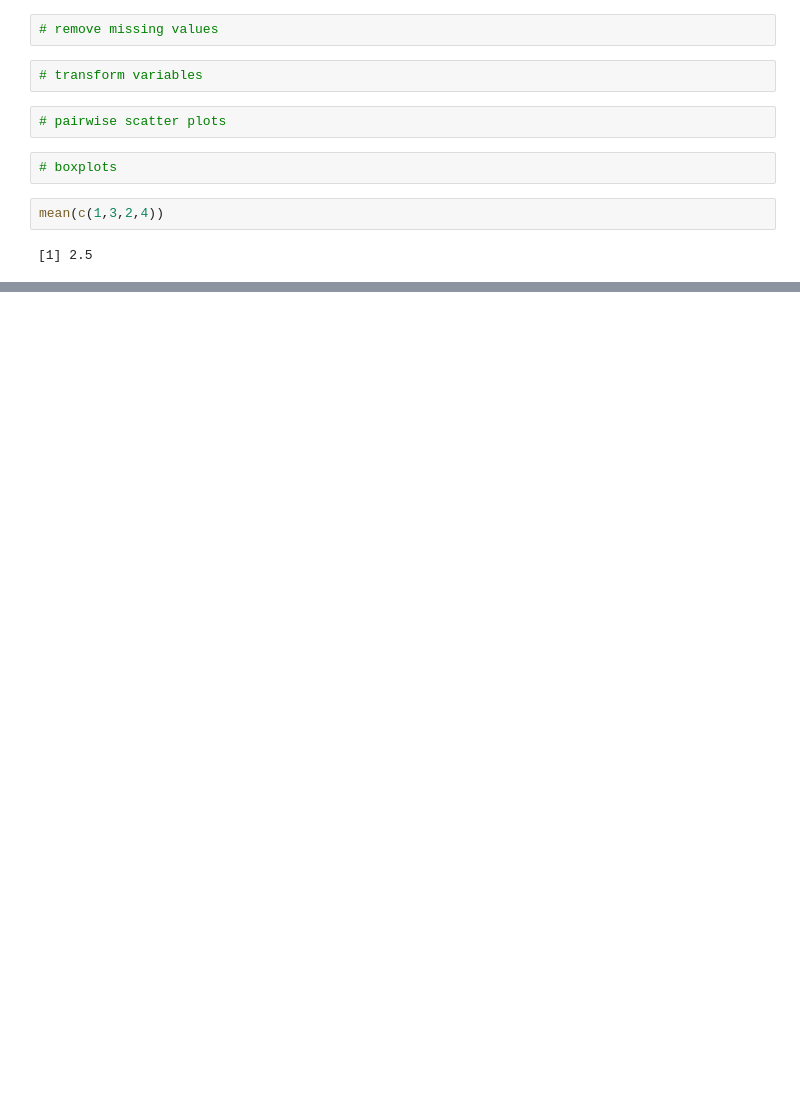
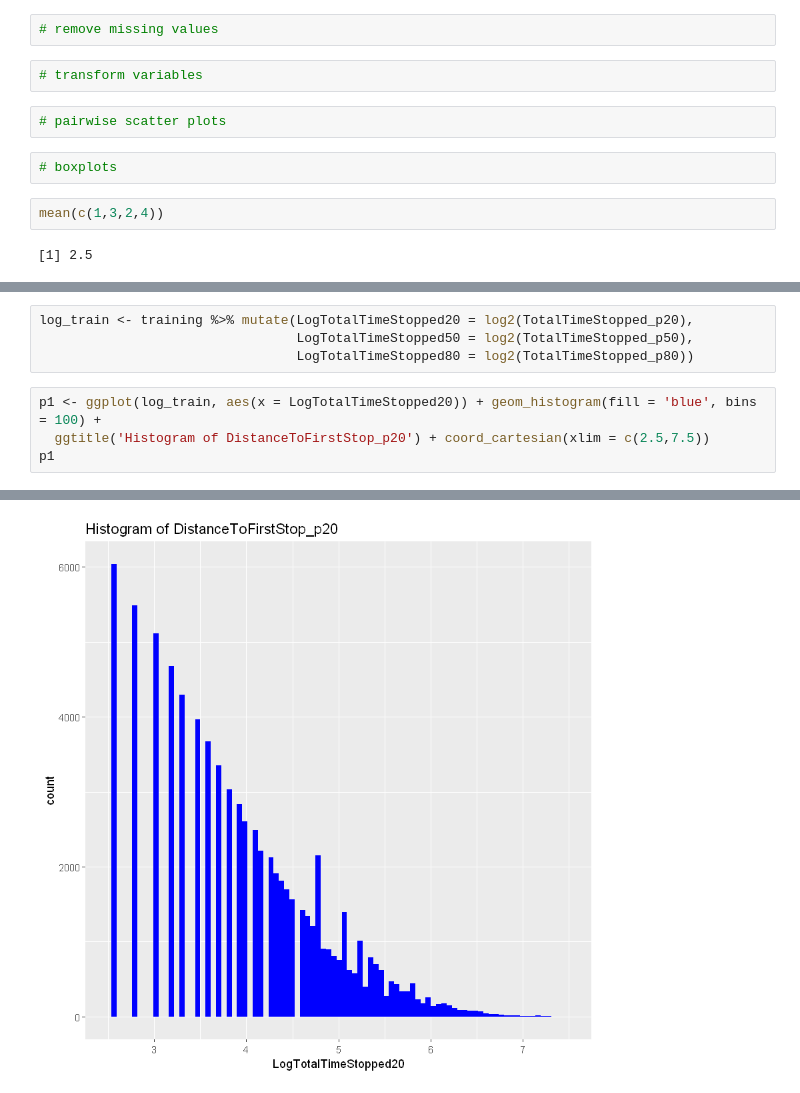
Before and after one commit to Haximilian/statistics447b, a Jupyter notebook: Statistics 447b Project - Adel.ipynb, the cells around one changed output, grey strips where cells are left out. Drawn from its saved outputs; the diff is of its cells as text; blank space fills up the shorter version.

```diff
--- a/Statistics 447b Project - Adel.ipynb
+++ b/Statistics 447b Project - Adel.ipynb
@@ -20,0 +113,9 @@ ERROR: Error in file(file, "rt"): cannot open the connection
+# %%
+log_train <- training %>% mutate(LogTotalTimeStopped20 = log2(TotalTimeStopped_p20),
+                                 LogTotalTimeStopped50 = log2(TotalTimeStopped_p50),
+                                 LogTotalTimeStopped80 = log2(TotalTimeStopped_p80))
+# %%
+p1 <- ggplot(log_train, aes(x = LogTotalTimeStopped20)) + geom_histogram(fill = 'blue', bins = 100) +
+  ggtitle('Histogram of DistanceToFirstStop_p20') + coord_cartesian(xlim = c(2.5,7.5))
+p1
+# %% [output]
@@ -20,0 +124 @@ ERROR: Error in file(file, "rt"): cannot open the connection
+[figure, added]
```
Also changed, not shown: parts of 36 cells of this notebook.
